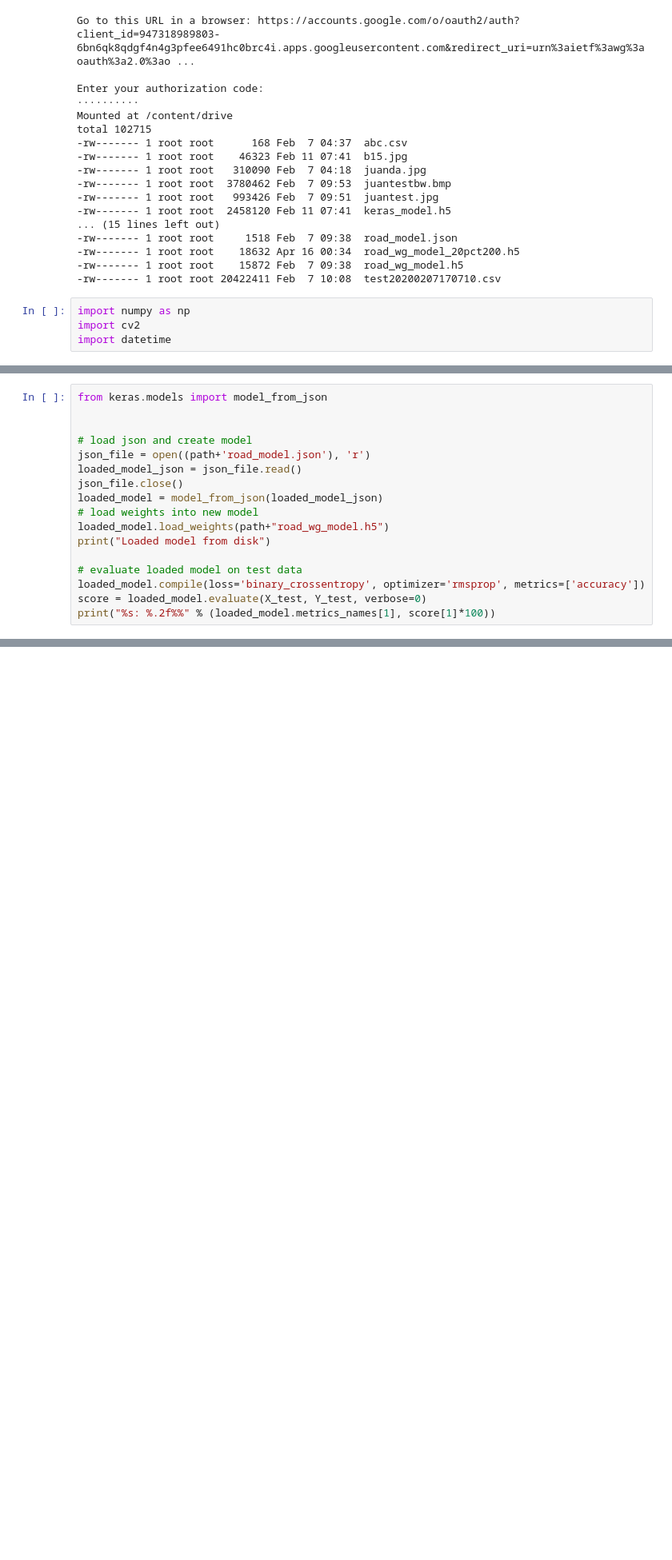
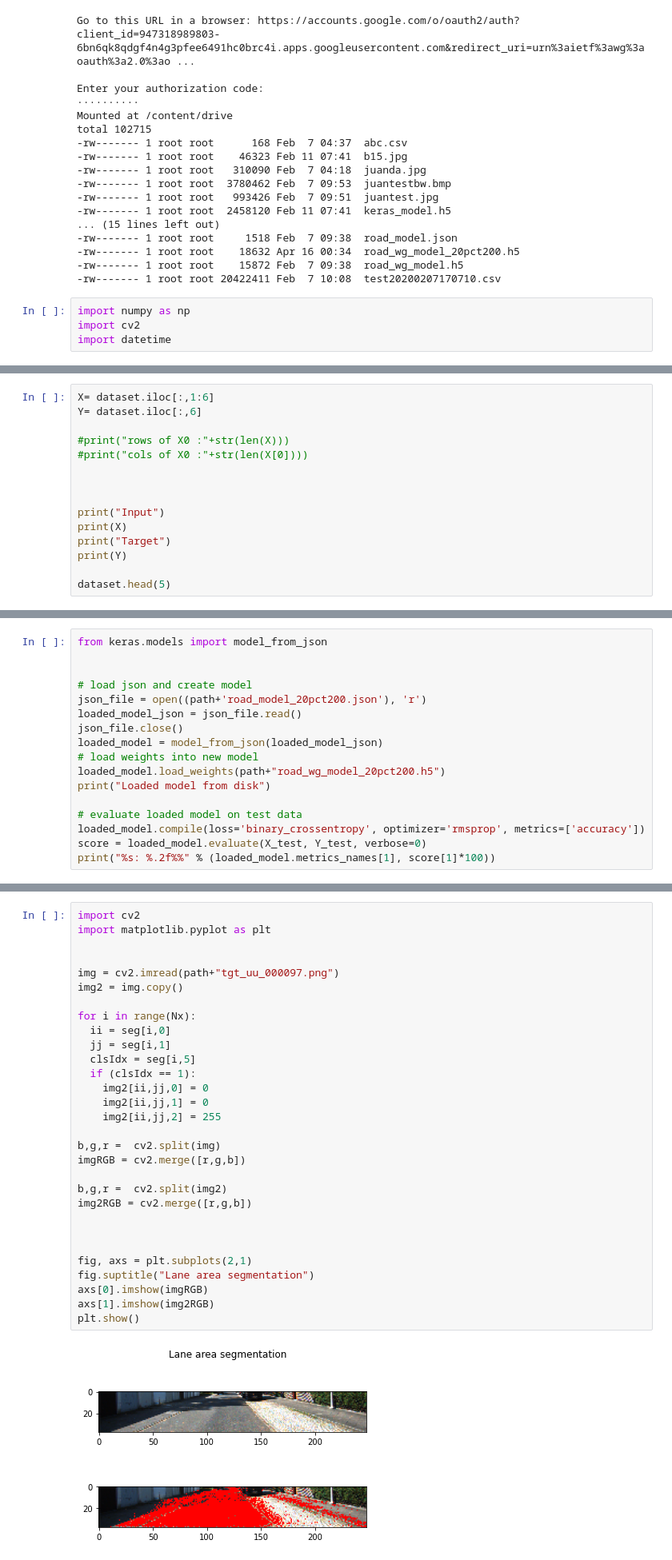
Before and after one commit to esa-prakasa/autov, a Jupyter notebook: binary_lane_2_TEST.ipynb, the cells around one changed output, grey strips where cells are left out. Shown: that part at 80% size. Drawn from its saved outputs; the diff is of its cells as text; blank space fills up the shorter version.

```diff
--- a/binary_lane_2_TEST.ipynb
+++ b/binary_lane_2_TEST.ipynb
@@ -83,0 +58,15 @@ NameError: ignored
+# %%
+X= dataset.iloc[:,1:6]
+Y= dataset.iloc[:,6]
+
+#print("rows of X0 :"+str(len(X)))
+#print("cols of X0 :"+str(len(X[0])))
+
+
+
+print("Input")
+print(X)
+print("Target")
+print(Y)
+
+dataset.head(5)
@@ -108,12 +123,12 @@ from keras.models import model_from_json
 
 
 # load json and create model
-json_file = open((path+'road_model.json'), 'r')
+json_file = open((path+'road_model_20pct200.json'), 'r')
 loaded_model_json = json_file.read()
 json_file.close()
 loaded_model = model_from_json(loaded_model_json)
 # load weights into new model
-loaded_model.load_weights(path+"road_wg_model.h5")
+loaded_model.load_weights(path+"road_wg_model_20pct200.h5")
 print("Loaded model from disk")
 
 # evaluate loaded model on test data
@@ -168,0 +191,32 @@ file1.close() #to change file access modes
+# %%
+import cv2
+import matplotlib.pyplot as plt
+
+
+img = cv2.imread(path+"tgt_uu_000097.png")
+img2 = img.copy()
+
+for i in range(Nx):
+  ii = seg[i,0]
+  jj = seg[i,1]
+  clsIdx = seg[i,5]
+  if (clsIdx == 1):
+    img2[ii,jj,0] = 0
+    img2[ii,jj,1] = 0
+    img2[ii,jj,2] = 255
+
+b,g,r =  cv2.split(img)
+imgRGB = cv2.merge([r,g,b])
+
+b,g,r =  cv2.split(img2)
+img2RGB = cv2.merge([r,g,b])
+
+
+
+fig, axs = plt.subplots(2,1)
+fig.suptitle("Lane area segmentation")
+axs[0].imshow(imgRGB)
+axs[1].imshow(img2RGB)
+plt.show()
+# %% [output]
+[figure, added]
```
Also changed, not shown: parts of 12 cells of this notebook.
